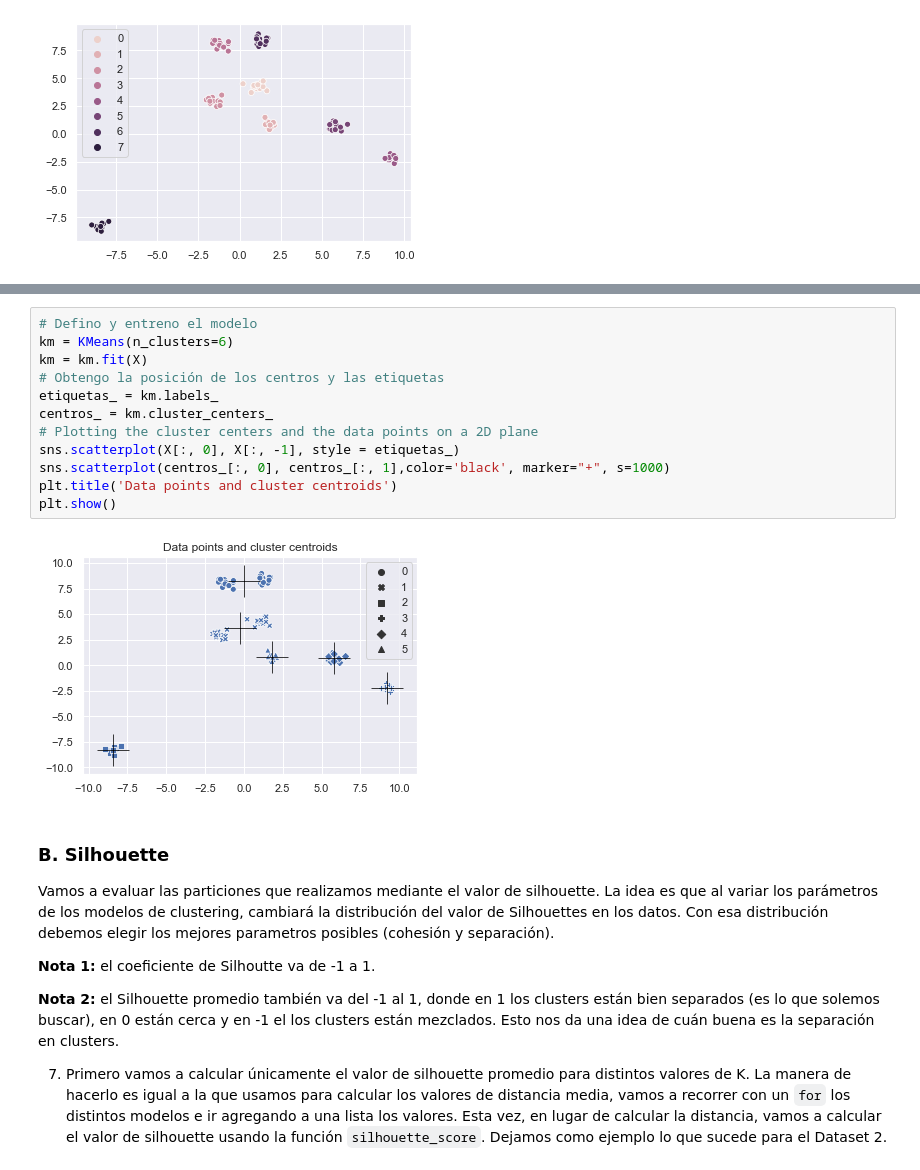
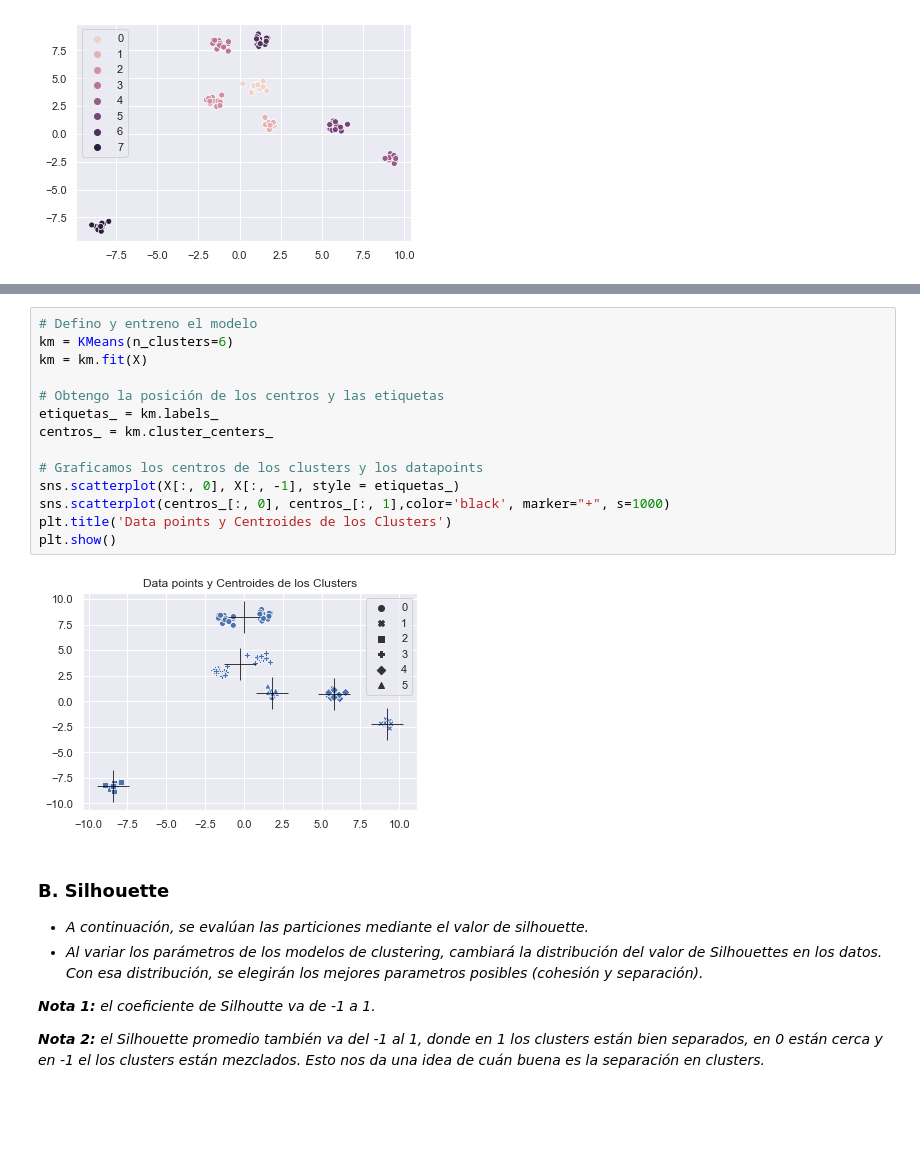
Before and after one commit to alseveso/AcamicaDS, a Jupyter notebook: Proyectos/Proyecto 2_Alejandra Seveso.ipynb, the cells around one changed output, grey strips where cells are left out. Drawn from its saved outputs; the diff is of its cells as text; blank space fills up the shorter version.

```diff
--- a/Proyectos/Proyecto 2_Alejandra Seveso.ipynb
+++ b/Proyectos/Proyecto 2_Alejandra Seveso.ipynb
@@ -1670,24 +1729,25 @@ plt.show()
 # %%
 # Defino y entreno el modelo
 km = KMeans(n_clusters=6)
 km = km.fit(X)
+
 # Obtengo la posición de los centros y las etiquetas
 etiquetas_ = km.labels_
 centros_ = km.cluster_centers_
-# Plotting the cluster centers and the data points on a 2D plane
+
+# Graficamos los centros de los clusters y los datapoints
 sns.scatterplot(X[:, 0], X[:, -1], style = etiquetas_)
 sns.scatterplot(centros_[:, 0], centros_[:, 1],color='black', marker="+", s=1000)
-plt.title('Data points and cluster centroids')
+plt.title('Data points y Centroides de los Clusters')
 plt.show()
 # %% [output]
-[figure, old version]
+[figure, new version]
 # %% [markdown]
 ### B. Silhouette
 
-Vamos a evaluar las particiones que realizamos mediante el valor de silhouette. La idea es que al variar los parámetros de los modelos de clustering, cambiará la distribución del valor de Silhouettes en los datos. Con esa distribución debemos elegir los mejores parametros posibles (cohesión y separación).
+* *A continuación, se evalúan las particiones mediante el valor de silhouette.*
+* *Al variar los parámetros de los modelos de clustering, cambiará la distribución del valor de Silhouettes en los datos. Con esa distribución, se elegirán los mejores parametros posibles (cohesión y separación).*
 
-__Nota 1:__ el coeficiente de Silhoutte va de -1 a 1.
+*__Nota 1:__ el coeficiente de Silhoutte va de -1 a 1.*
 
-__Nota 2:__ el Silhouette promedio también va del -1 al 1, donde en 1 los clusters están bien separados (es lo que solemos buscar), en 0 están cerca y en -1 el los clusters están mezclados. Esto nos da una idea de cuán buena es la separación en clusters.
-
-7. Primero vamos a calcular únicamente el valor de silhouette promedio para distintos valores de K. La manera de hacerlo es igual a la que usamos para calcular los valores de distancia media, vamos a recorrer con un `for` los distintos modelos e ir agregando a una lista los valores. Esta vez, en lugar de calcular la distancia, vamos a calcular el valor de silhouette usando la función `silhouette_score`. Dejamos como ejemplo lo que sucede para el Dataset 2.
+*__Nota 2:__ el Silhouette promedio también va del -1 al 1, donde en 1 los clusters están bien separados, en 0 están cerca y en -1 el los clusters están mezclados. Esto nos da una idea de cuán buena es la separación en clusters.*
```
Also changed, not shown: parts of 41 cells of this notebook.
